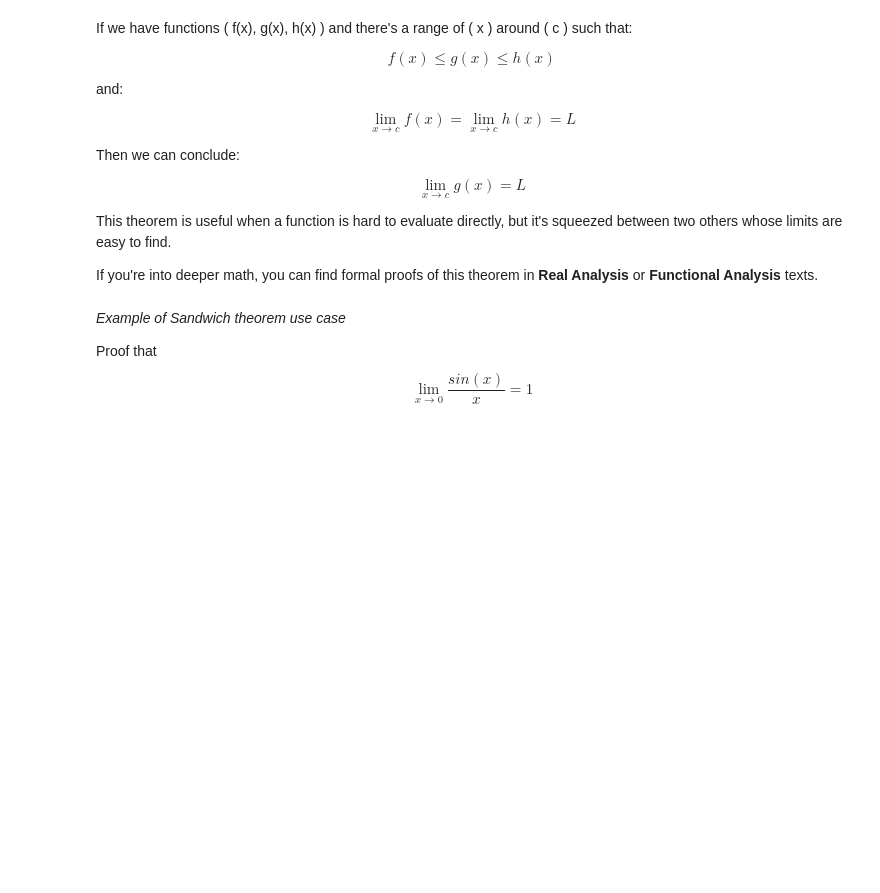
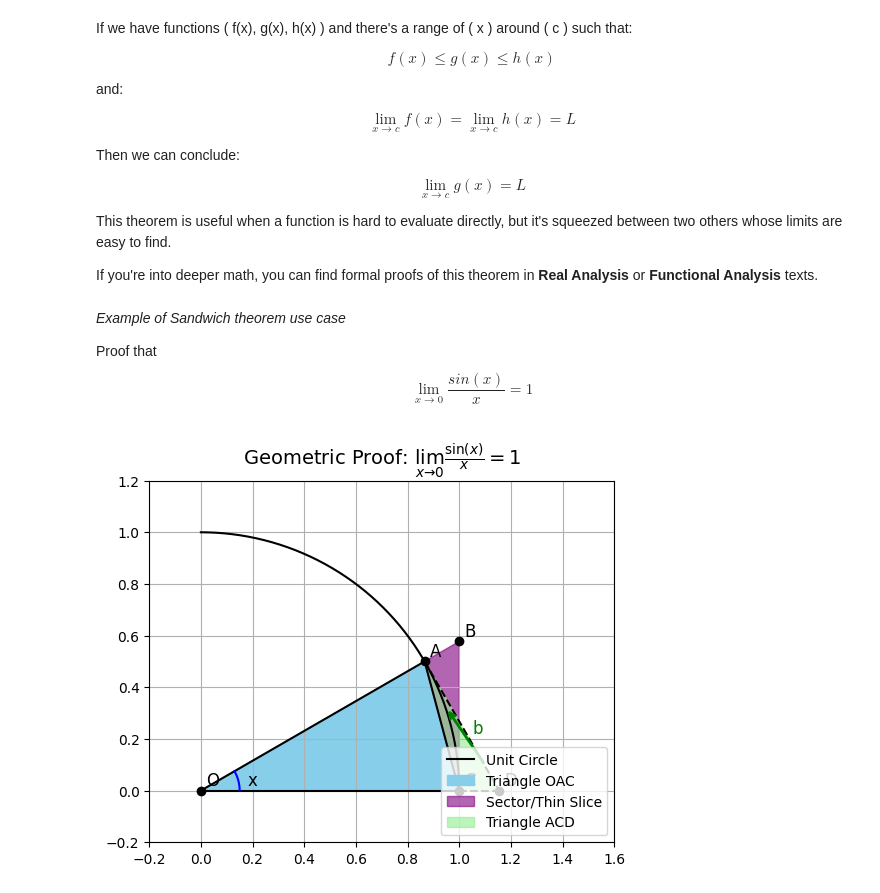
Before and after one commit to PatiphanAK/math-for-it, a Jupyter notebook: calculus/Limit.ipynb, the cells around one changed output. Drawn from its saved outputs; the diff is of its cells as text; code cells hidden in the pictures; blank space fills up the shorter version.

Commit message:
update proof of lim x to 0 sin(x)/x = 1

```diff
--- a/calculus/Limit.ipynb
+++ b/calculus/Limit.ipynb
@@ -208,3 +208,56 @@ If you're into deeper math, you can find formal proofs of this theorem in **Real
 
 Proof that
 $$\lim_{x \to 0}\frac{sin(x)}{x} = 1$$
+# %%
+def point_on_circle(angle):
+    return np.cos(angle), np.sin(angle)
+
+x_angle = np.pi / 6
+
+# จุดต่างๆ
+O = (0, 0)
+A = point_on_circle(x_angle)
+C = (1, 0)
+B = (1, np.tan(x_angle))
+D = (1 / np.cos(x_angle), 0)
+
+
+fig, ax = plt.subplots(figsize=(6, 6))
+ax.set_aspect('equal')
+
+theta = np.linspace(0, np.pi/2, 300)
+x = np.cos(theta)
+y = np.sin(theta)
+ax.plot(x, y, 'k', label='Unit Circle')
+
+ax.fill([O[0], C[0], A[0]], [O[1], C[1], A[1]], color='skyblue', label='Triangle OAC')
+ax.fill([A[0], B[0], C[0]], [A[1], B[1], C[1]], color='purple', alpha=0.6, label='Sector/Thin Slice')
+ax.fill([A[0], C[0], D[0]], [A[1], C[1], D[1]], color='lightgreen', alpha=0.6, label='Triangle ACD')
+
+
+ax.plot([O[0], C[0]], [O[1], C[1]], 'k-')
+ax.plot([O[0], A[0]], [O[1], A[1]], 'k-')
+ax.plot([A[0], C[0]], [A[1], C[1]], 'k-')
+ax.plot([A[0], D[0]], [A[1], D[1]], 'k--')
+ax.plot([C[0], D[0]], [C[1], D[1]], 'k--')
+
+
+arc = np.linspace(0, x_angle, 100)
+ax.plot(0.15 * np.cos(arc), 0.15 * np.sin(arc), 'blue')
+ax.text(0.18, 0.02, 'x', fontsize=12)
+ax.annotate('', xy=(0.95, 0.32), xytext=(1.1, 0.1),
+            arrowprops=dict(arrowstyle='->', color='green', lw=2))
+ax.text(1.05, 0.22, 'b', color='green', fontsize=12)
+points = {'O': O, 'A': A, 'B': B, 'C': C, 'D': D}
+for label, (x, y) in points.items():
+    ax.plot(x, y, 'ko')
+    ax.text(x + 0.02, y + 0.02, label, fontsize=12)
+
+ax.set_xlim(-0.2, 1.6)
+ax.set_ylim(-0.2, 1.2)
+plt.grid(True)
+plt.title(r"Geometric Proof: $\lim_{x \to 0} \frac{\sin(x)}{x} = 1$", fontsize=14)
+plt.legend(loc='lower right')
+plt.show()
+# %% [output]
+[figure, added]
```
Also changed, not shown: parts of 1 cell of this notebook.
